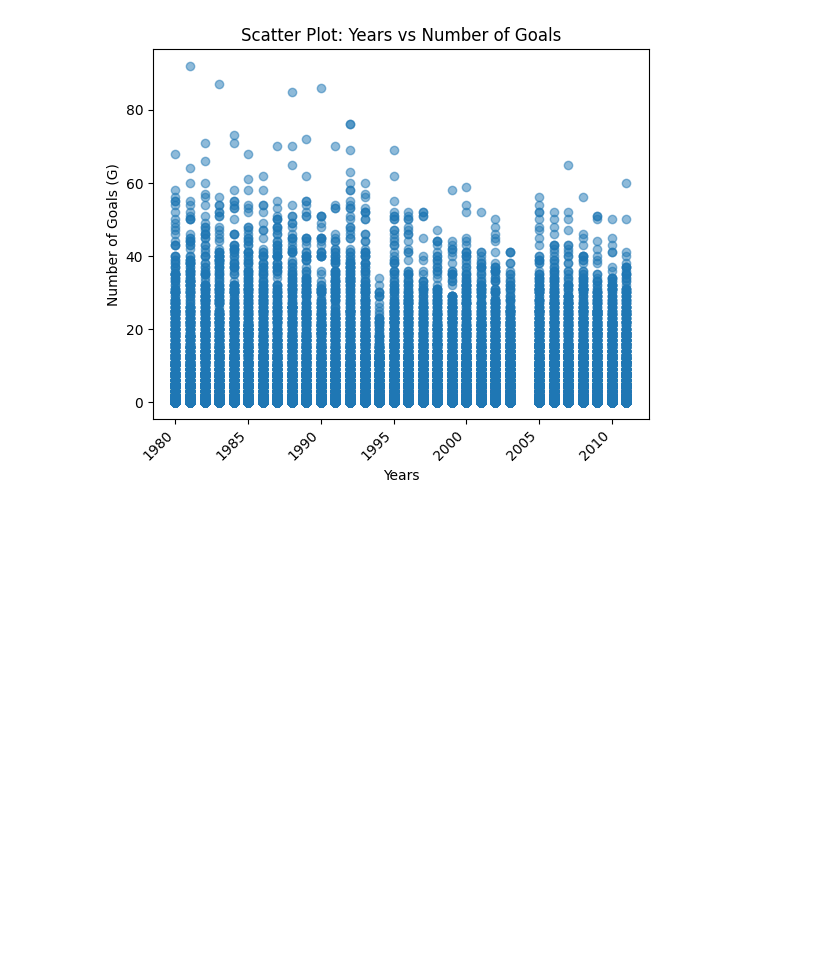
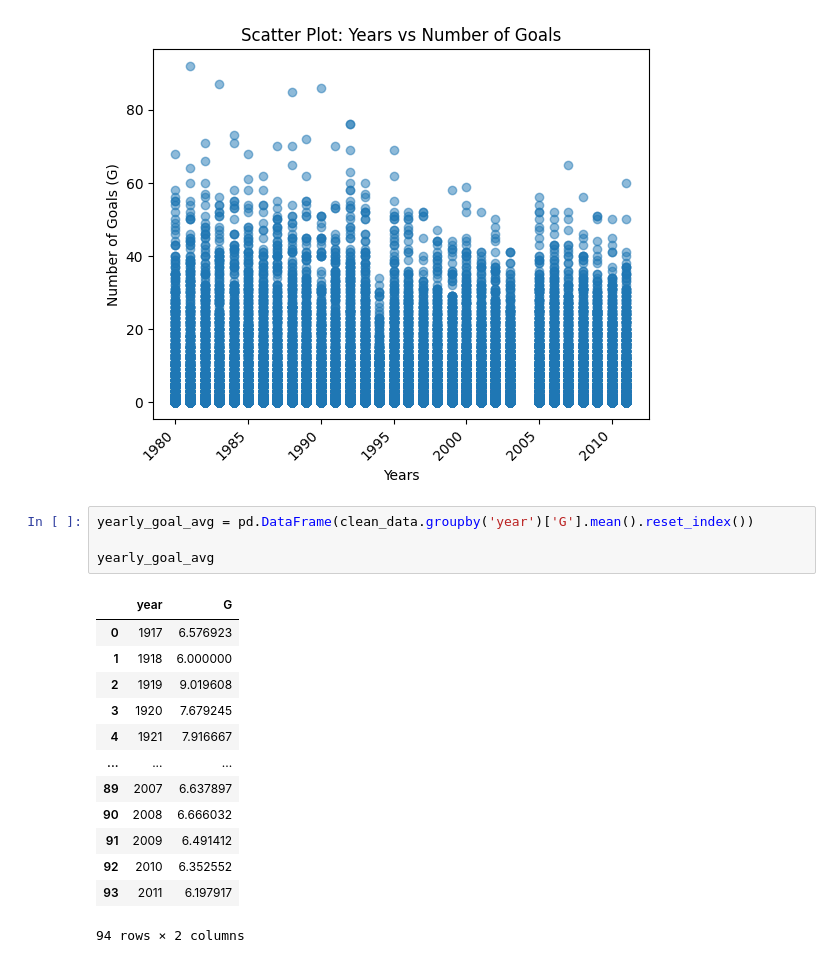
Before and after one commit to samwallach7/Project1-DELTS, a Jupyter notebook: project_1.ipynb, the cells around one changed output. Saved outputs shown, nothing was run; the diff lists cells and outputs as text; blank space fills up the shorter version.

```diff
--- a/project_1.ipynb
+++ b/project_1.ipynb
@@ -139,3 +116,21 @@ plt.xticks(rotation=45, ha='right')
 plt.show()
 # %% [output]
 [figure]
+# %%
+yearly_goal_avg = pd.DataFrame(clean_data.groupby('year')['G'].mean().reset_index())
+
+yearly_goal_avg
+# %% [output]
+|  | year | G |
+| 0 | 1917 | 6.576923 |
+| 1 | 1918 | 6.000000 |
+| 2 | 1919 | 9.019608 |
+| 3 | 1920 | 7.679245 |
+| 4 | 1921 | 7.916667 |
+| ... | ... | ... |
+| 89 | 2007 | 6.637897 |
+| 90 | 2008 | 6.666032 |
+| 91 | 2009 | 6.491412 |
+| 92 | 2010 | 6.352552 |
+| 93 | 2011 | 6.197917 |
+94 rows × 2 columns
```
Also changed, not shown: parts of 7 cells of this notebook.
